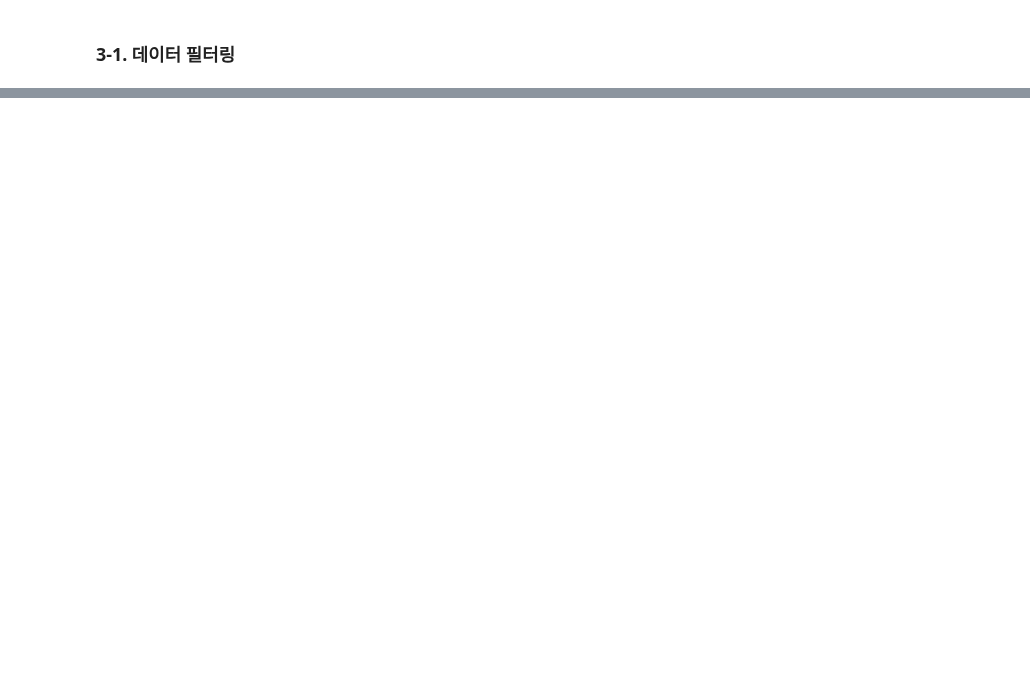
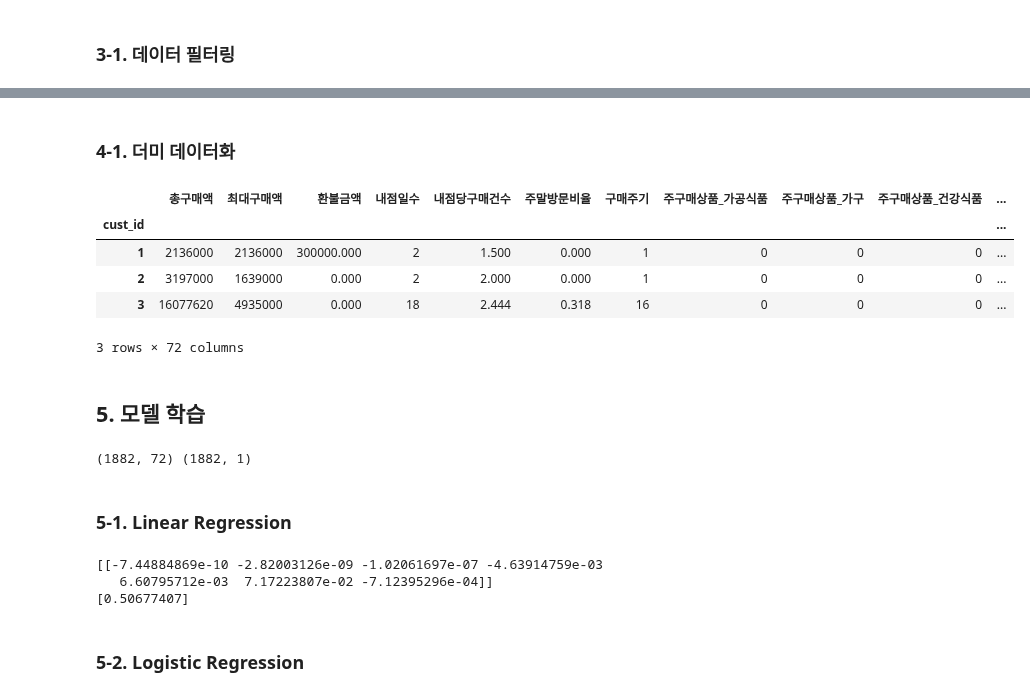
Before and after one commit to iss760/machine-learning, a Jupyter notebook: certification/practical_type02.ipynb, the cells around one changed output, grey strips where cells are left out. Saved outputs shown, nothing was run; the diff lists cells and outputs as text; code cells hidden in the pictures; blank space fills up the shorter version.

```diff
--- a/certification/practical_type02.ipynb
+++ b/certification/practical_type02.ipynb
@@ -262,0 +295,9 @@ temp2['총구매액'].max()
+# %%
+# 독랍변수, 종속변수 칼럼 지정
+X_val = ['총구매액', '최대구매액', '환불금액', '주구매상품', '주구매지점', '내점일수', '내점당구매건수', '주말방문비율', '구매주기']
+y_val = ['gender']
+# %%
+# 학습에 쓰일 데이터
+X_data = sales_data_r[X_val]
+y_data = sales_data_r[y_val]
+X_data.head(3)
@@ -262,0 +310,42 @@ temp2['총구매액'].max()
+# %% [markdown]
+### 4-1. 더미 데이터화
+# %%
+X_data = pd.get_dummies(X_data)
+X_data.head(3)
+# %% [output]
+|  | 총구매액 | 최대구매액 | 환불금액 | 내점일수 | 내점당구매건수 | 주말방문비율 | 구매주기 | 주구매상품_가공식품 | 주구매상품_가구 | 주구매상품_건강식품 | ... |
+| cust_id |  |  |  |  |  |  |  |  |  |  | ... |
+| 1 | 2136000 | 2136000 | 300000.000 | 2 | 1.500 | 0.000 | 1 | 0 | 0 | 0 | ... |
+| 2 | 3197000 | 1639000 | 0.000 | 2 | 2.000 | 0.000 | 1 | 0 | 0 | 0 | ... |
+| 3 | 16077620 | 4935000 | 0.000 | 18 | 2.444 | 0.318 | 16 | 0 | 0 | 0 | ... |
+3 rows × 72 columns
+# %% [markdown]
+## 5. 모델 학습
+# %%
+print(X_data.shape, y_data.shape)
+# %% [output]
+(1882, 72) (1882, 1)
+# %% [markdown]
+### 5-1. Linear Regression
+# %%
+import sklearn.linear_model as sk_lm
+
+# linear regression 객체화
+regr = sk_lm.LinearRegression()
+
+# 필요한 변수만 선택
+select_val = ['총구매액', '최대구매액', '환불금액', '내점일수', '내점당구매건수', '주말방문비율', '구매주기']
+X = X_data[select_val]
+y = y_data.copy()
+
+# 모델 학습
+regr.fit(X, y)
+
+print(regr.coef_)
+print(regr.intercept_)
+# %% [output]
+[[-7.44884869e-10 -2.82003126e-09 -1.02061697e-07 -4.63914759e-03
+   6.60795712e-03  7.17223807e-02 -7.12395296e-04]]
+[0.50677407]
+# %% [markdown]
+### 5-2. Logistic Regression
```
Also changed, not shown: parts of 20 cells of this notebook.
